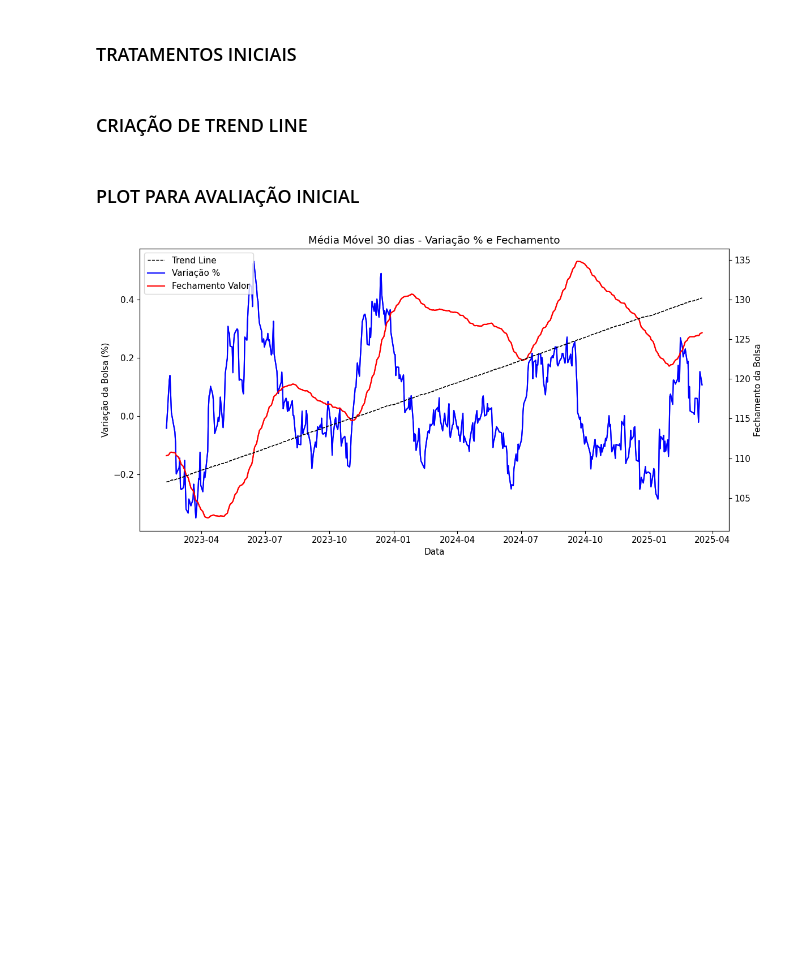
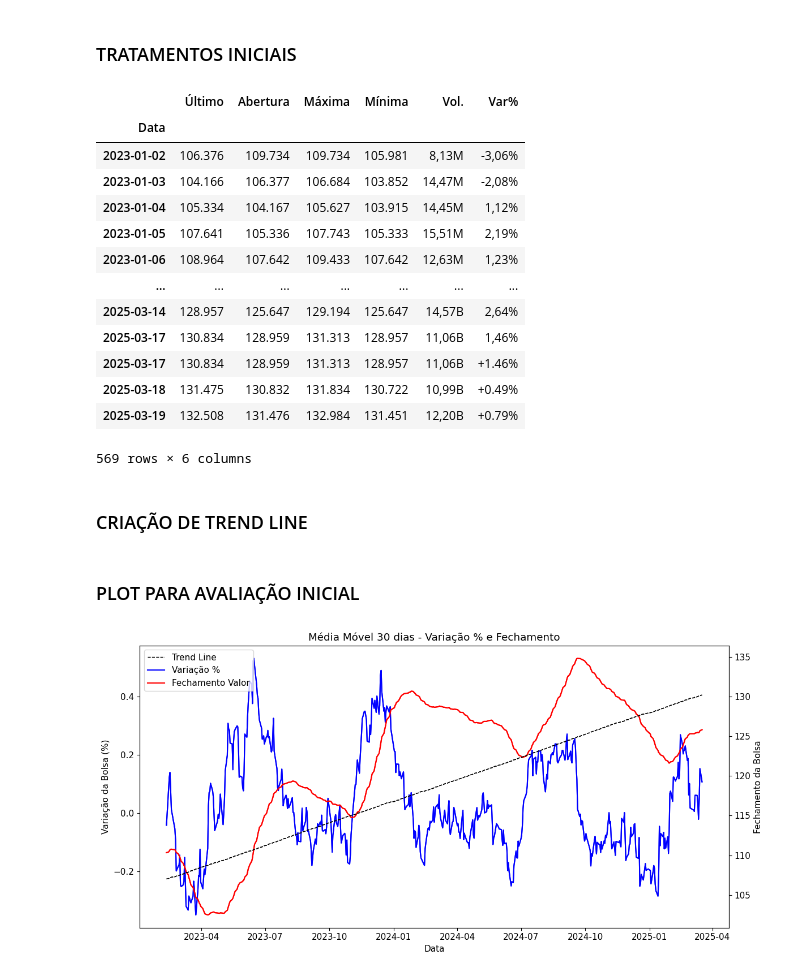
Before and after one commit to luishrufino/previsao_ibovespa, a Jupyter notebook: Machine Code.ipynb, the cells around one changed output. Cells and saved outputs as stored; diff of their text form; code cells hidden in the pictures; blank space fills up the shorter version.

Commit message:
Add Scraping Actual

```diff
--- a/Machine Code.ipynb
+++ b/Machine Code.ipynb
@@ -14,0 +19,23 @@ from sklearn.metrics import mean_absolute_error, mean_squared_error, mean_absolu
+# %%
+# Parâmetros do formulário (extraídos do site)
+headers = {
+    "User-Agent": "Mozilla/5.0",
+    "X-Requested-With": "XMLHttpRequest",
+    "Content-Type": "application/x-www-form-urlencoded"
+}
+
+
+# Requisição POST à API interna
+url = "https://br.investing.com/indices/bovespa-historical-data"
+response = rq.get(url, headers=headers)
+
+# Parsear HTML da resposta com BeautifulSoup
+soup = bs(response.content)
+tabela = soup.find("table")
+
+# Converter a tabela para DataFrame
+actual_df = pd.read_html(str(tabela), parse_dates=['Data'], index_col='Data')[0].drop_duplicates()
+
+today = date.today()
+actual_df = actual_df.query("index < @today")
+actual_df
@@ -15,3 +61,22 @@ from sklearn.metrics import mean_absolute_error, mean_squared_error, mean_absolu
 # %% [markdown]
 ### TRATAMENTOS INICIAIS
+# %%
+historic_df = pd.read_csv(r'Base de Dados//Dados Históricos - Ibovespa.csv', parse_dates=['Data'], index_col='Data')
+historic_df = pd.concat([historic_df, actual_df]).drop_duplicates()
+historic_df = historic_df.sort_index()
+# %% [output]
+|  | Último | Abertura | Máxima | Mínima | Vol. | Var% |
+| Data |  |  |  |  |  |  |
+| 2023-01-02 | 106.376 | 109.734 | 109.734 | 105.981 | 8,13M | -3,06% |
+| 2023-01-03 | 104.166 | 106.377 | 106.684 | 103.852 | 14,47M | -2,08% |
+| 2023-01-04 | 105.334 | 104.167 | 105.627 | 103.915 | 14,45M | 1,12% |
+| 2023-01-05 | 107.641 | 105.336 | 107.743 | 105.333 | 15,51M | 2,19% |
+| 2023-01-06 | 108.964 | 107.642 | 109.433 | 107.642 | 12,63M | 1,23% |
+| ... | ... | ... | ... | ... | ... | ... |
+| 2025-03-14 | 128.957 | 125.647 | 129.194 | 125.647 | 14,57B | 2,64% |
+| 2025-03-17 | 130.834 | 128.959 | 131.313 | 128.957 | 11,06B | 1,46% |
+| 2025-03-17 | 130.834 | 128.959 | 131.313 | 128.957 | 11,06B | +1.46% |
+| 2025-03-18 | 131.475 | 130.832 | 131.834 | 130.722 | 10,99B | +0.49% |
+| 2025-03-19 | 132.508 | 131.476 | 132.984 | 131.451 | 12,20B | +0.79% |
+569 rows × 6 columns
 # %%
```
Also changed, not shown: parts of 4 cells of this notebook, 1 other file.
